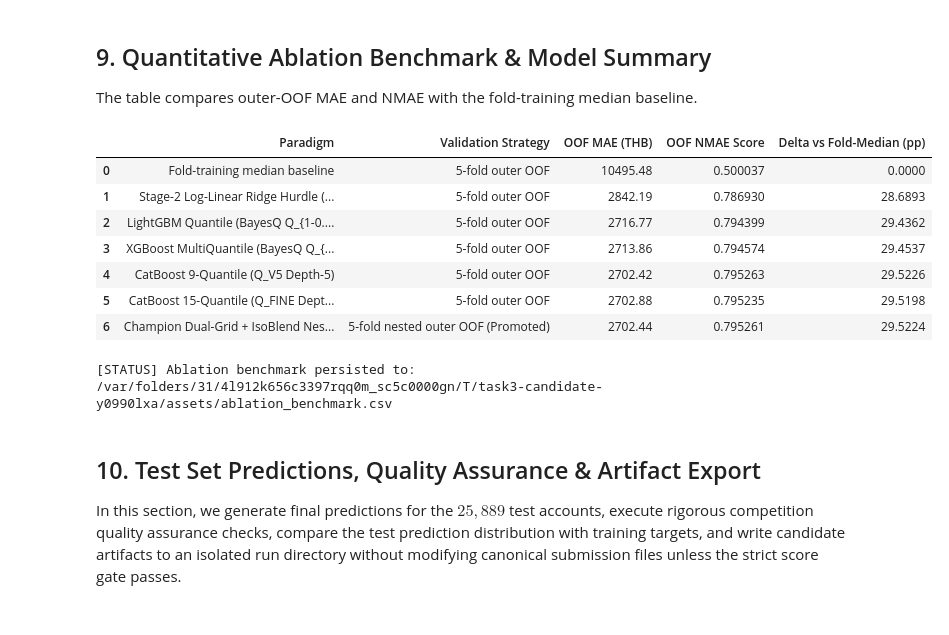
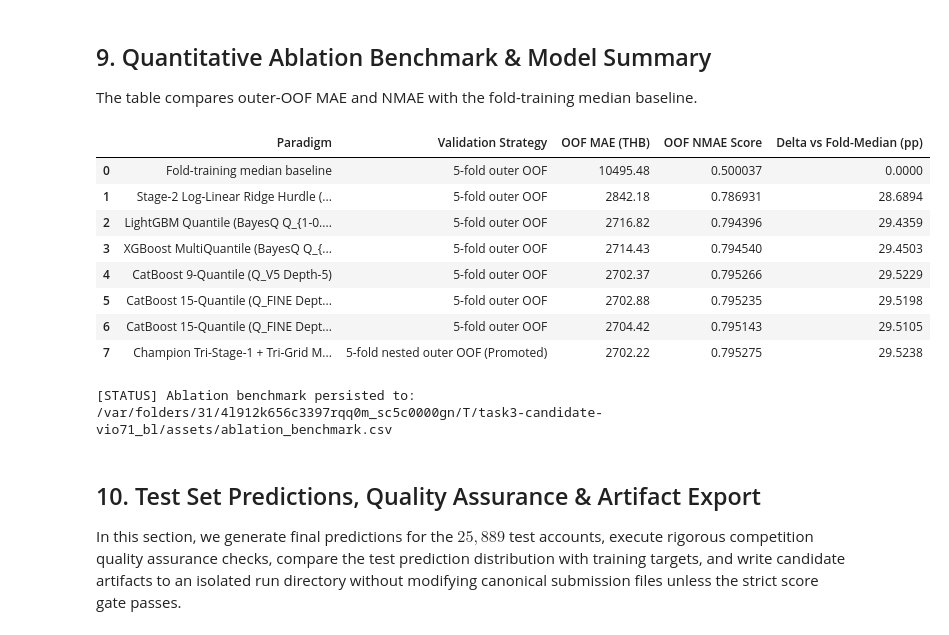
Before and after one commit to Palapluem/ml00x, a Jupyter notebook: task3/task3_monthly_spending.ipynb, the cells around one changed output. Drawn from its saved outputs; the diff is of its cells as text; code cells hidden in the pictures.

```diff
--- a/task3/task3_monthly_spending.ipynb
+++ b/task3/task3_monthly_spending.ipynb
@@ -995,39 +1237,41 @@ The table compares outer-OOF MAE and NMAE with the fold-training median baseline
 # %%
 measured_ablation = [
     ("Fold-training median baseline", baseline_oof, "5-fold outer OOF"),
     ("Stage-2 Log-Linear Ridge Hurdle (Standalone)", ridge_hurdle_oof, "5-fold outer OOF"),
     ("LightGBM Quantile (BayesQ Q_{1-0.5/p})", lgb_mq_oof, "5-fold outer OOF"),
     ("XGBoost MultiQuantile (BayesQ Q_{1-0.5/p})", xgb_mq_oof, "5-fold outer OOF"),
     ("CatBoost 9-Quantile (Q_V5 Depth-5)", cb_mq_oof, "5-fold outer OOF"),
     ("CatBoost 15-Quantile (Q_FINE Depth-5)", cbf_mq_oof, "5-fold outer OOF"),
-    ("Champion Dual-Grid + IsoBlend Nested Hurdle", nested_oof_pred, "5-fold nested outer OOF (Promoted)"),
+    ("CatBoost 15-Quantile (Q_FINE Depth-7)", cbd7_mq_oof, "5-fold outer OOF"),
+    ("Champion Tri-Stage-1 + Tri-Grid MultiQuantile (Nested)", nested_oof_pred, "5-fold nested outer OOF (Promoted)"),
 ]
 rows = []
 for name, pred, protocol in measured_ablation:
     score = float(compute_nmae_score(y, pred))
     rows.append({
         "Paradigm": name,
         "Validation Strategy": protocol,
         "OOF MAE (THB)": round(float(mean_absolute_error(y, pred)), 2),
         "OOF NMAE Score": round(score, 6),
         "Delta vs Fold-Median (pp)": round((score - baseline_nmae) * 100.0, 4),
     })
 ablation_df = pd.DataFrame(rows)
 display(ablation_df)
 
 ablation_path = os.path.join(ASSETS_DIR, 'ablation_benchmark.csv')
 ablation_df.to_csv(ablation_path, index=False)
 print(f"[STATUS] Ablation benchmark persisted to: {ablation_path}")
 # %% [output]
 |  | Paradigm | Validation Strategy | OOF MAE (THB) | OOF NMAE Score | Delta vs Fold-Median (pp) |
 | 0 | Fold-training median baseline | 5-fold outer OOF | 10495.48 | 0.500037 | 0.0000 |
-| 1 | Stage-2 Log-Linear Ridge Hurdle (... | 5-fold outer OOF | 2842.19 | 0.786930 | 28.6893 |
-| 2 | LightGBM Quantile (BayesQ Q_{1-0.... | 5-fold outer OOF | 2716.77 | 0.794399 | 29.4362 |
-| 3 | XGBoost MultiQuantile (BayesQ Q_{... | 5-fold outer OOF | 2713.86 | 0.794574 | 29.4537 |
-| 4 | CatBoost 9-Quantile (Q_V5 Depth-5) | 5-fold outer OOF | 2702.42 | 0.795263 | 29.5226 |
+| 1 | Stage-2 Log-Linear Ridge Hurdle (... | 5-fold outer OOF | 2842.18 | 0.786931 | 28.6894 |
+| 2 | LightGBM Quantile (BayesQ Q_{1-0.... | 5-fold outer OOF | 2716.82 | 0.794396 | 29.4359 |
+| 3 | XGBoost MultiQuantile (BayesQ Q_{... | 5-fold outer OOF | 2714.43 | 0.794540 | 29.4503 |
+| 4 | CatBoost 9-Quantile (Q_V5 Depth-5) | 5-fold outer OOF | 2702.37 | 0.795266 | 29.5229 |
 | 5 | CatBoost 15-Quantile (Q_FINE Dept... | 5-fold outer OOF | 2702.88 | 0.795235 | 29.5198 |
-| 6 | Champion Dual-Grid + IsoBlend Nes... | 5-fold nested outer OOF (Promoted) | 2702.44 | 0.795261 | 29.5224 |
+| 6 | CatBoost 15-Quantile (Q_FINE Dept... | 5-fold outer OOF | 2704.42 | 0.795143 | 29.5105 |
+| 7 | Champion Tri-Stage-1 + Tri-Grid M... | 5-fold nested outer OOF (Promoted) | 2702.22 | 0.795275 | 29.5238 |
-[STATUS] Ablation benchmark persisted to: /var/folders/31/4l912k656c3397rqq0m_sc5c0000gn/T/task3-candidate-y0990lxa/assets/ablation_benchmark.csv
+[STATUS] Ablation benchmark persisted to: /var/folders/31/4l912k656c3397rqq0m_sc5c0000gn/T/task3-candidate-vio71_bl/assets/ablation_benchmark.csv
 # %% [markdown]
 ## 10. Test Set Predictions, Quality Assurance & Artifact Export
 
```
Also changed, not shown: parts of 12 cells of this notebook, 13 other files.
